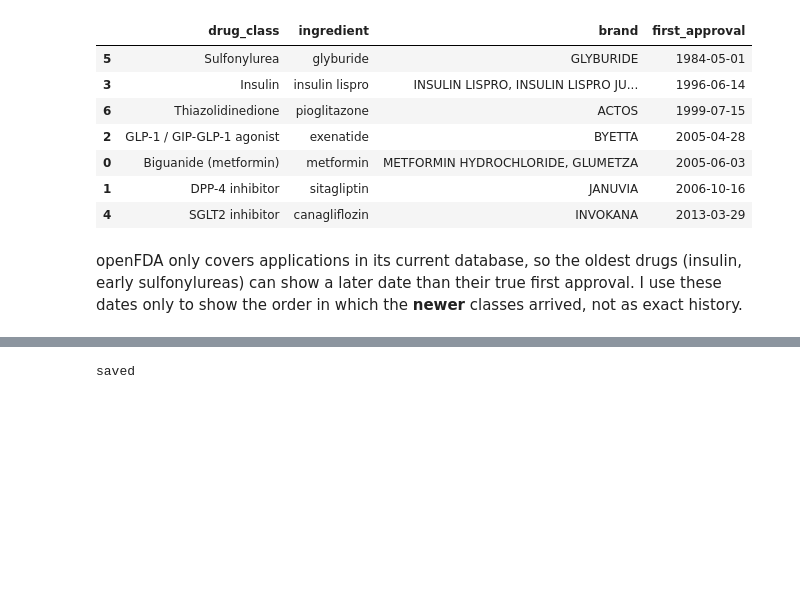
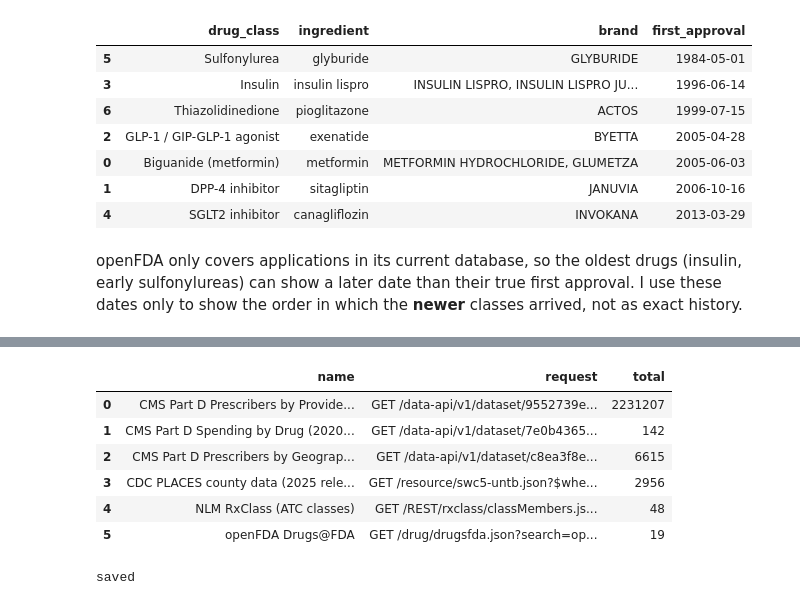
Before and after one commit to Dyuthiv05/personal-project, a Jupyter notebook: notebooks/02_collect_market_data.ipynb, the cells around one changed output, grey strips where cells are left out. Saved outputs shown, nothing was run; the diff lists cells and outputs as text; code cells hidden in the pictures; blank space fills up the shorter version.

```diff
--- a/notebooks/02_collect_market_data.ipynb
+++ b/notebooks/02_collect_market_data.ipynb
@@ -192,3 +243,59 @@ openFDA only covers applications in its current database, so the oldest drugs (i
+# %%
+def sample(df, cols, n=3, sort=None, ascending=False):
+    d = df.sort_values(sort, ascending=ascending) if sort else df
+    return d[cols].head(n).astype(str).to_dict("records")
+
+ozempic = spend[spend.Brnd_Name == "Ozempic"].iloc[0]
+api_samples = [
+    {"name": "CMS Part D Prescribers by Provider & Drug (2024)", "host": "data.cms.gov",
+     "request": f"GET /data-api/v1/dataset/{apis.CMS_PROVIDER_DRUG_2024[:8]}…/data?filter[Gnrc_Name]=Semaglutide&column=Prscrbr_Type,Prscrbr_State_Abrvtn,Brnd_Name,…&size=5000&offset=0",
+     "loop": f"Paged 5,000 rows at a time for each of {len(generics)} diabetes generic names, 8 requests in parallel",
+     "one_row": "One prescriber × one drug: that prescriber's 2024 Medicare claims for it",
+     "rows": sample(rx_claims[rx_claims.Gnrc_Name == "Semaglutide"].sample(3, random_state=3),   # random rows, not the top prescriber
+                   ["Prscrbr_Type", "Prscrbr_State_Abrvtn", "Brnd_Name", "Gnrc_Name", "Tot_Clms", "Tot_Benes", "Tot_Drug_Cst"]),
+     "total": int(len(rx_claims))},
+    {"name": "CMS Part D Spending by Drug (2020–2024)", "host": "data.cms.gov",
+     "request": f"GET /data-api/v1/dataset/{apis.CMS_SPENDING_2024[:8]}…/data?filter[Mftr_Name]=Overall&size=5000",
+     "loop": "One paged pull of all 3,625 brands, then kept the 142 diabetes brands",
+     "one_row": "One brand: national Medicare spending, claims and patients for each year 2020–2024",
+     "rows": sample(diab, ["Brnd_Name", "Gnrc_Name", "drug_class", "Tot_Spndng_2024", "Tot_Clms_2024", "Tot_Benes_2024"], sort="Tot_Spndng_2024"),
+     "raw_json": {k: str(ozempic[k]) for k in ["Brnd_Name", "Gnrc_Name", "Mftr_Name", "Tot_Spndng_2023", "Tot_Spndng_2024", "Tot_Clms_2024", "Tot_Benes_2024", "Avg_Spnd_Per_Clm_2024"]},
+     "total": int(len(diab))},
+    {"name": "CMS Part D Prescribers by Geography & Drug (2024)", "host": "data.cms.gov",
+     "request": f"GET /data-api/v1/dataset/{apis.CMS_GEO_DRUG_2024[:8]}…/data?filter[Prscrbr_Geo_Lvl]=State&filter[Gnrc_Name]=Empagliflozin",
+     "loop": f"One request per diabetes generic name ({len(generics)})",
+     "one_row": "One state × one brand: total prescribers, claims and cost",
+     "rows": sample(state[state.Gnrc_Name == "Empagliflozin"], ["Prscrbr_Geo_Desc", "Brnd_Name", "Tot_Prscrbrs", "Tot_Clms", "Tot_Drug_Cst"], sort="Tot_Clms"),
+     "total": int(len(state))},
+    {"name": "CDC PLACES county data (2025 release)", "host": "data.cdc.gov",
+     "request": "GET /resource/swc5-untb.json?$where=datavaluetypeid='CrdPrv' AND measureid in('DIABETES','OBESITY')&$limit=50000",
+     "loop": "One request; Socrata query language does the filtering server-side",
+     "one_row": "One county: % of adults with diagnosed diabetes and obesity (survey-based model estimates)",
+     "rows": sample(wide.rename(columns={"DIABETES": "diabetes_pct", "OBESITY": "obesity_pct"}),
+                    ["statedesc", "locationname", "totalpop18plus", "diabetes_pct", "obesity_pct"], sort="totalpop18plus"),
+     "total": int(len(wide))},
+    {"name": "NLM RxClass (ATC classes)", "host": "rxnav.nlm.nih.gov",
+     "request": "GET /REST/rxclass/classMembers.json?classId=A10BK&relaSource=ATC&ttys=IN",
+     "loop": f"One request per ATC class ({len(ATC)})",
+     "one_row": "One ingredient and the drug class it belongs to",
+     "rows": sample(rx[rx.drug_class.isin(["SGLT2 inhibitor", "GLP-1 / GIP-GLP-1 agonist"])], ["atc_id", "atc_name", "ingredient", "drug_class"], n=4),
+     "total": int(len(rx))},
+    {"name": "openFDA Drugs@FDA", "host": "api.fda.gov",
+     "request": 'GET /drug/drugsfda.json?search=openfda.generic_name:"empagliflozin"&limit=100',
+     "loop": f"One request per ingredient ({len(ingredients)}), keeping the earliest original NDA/BLA approval",
+     "one_row": "One ingredient: first approval date and application number",
+     "rows": sample(fda.assign(first_approval=fda.first_approval.dt.date), ["ingredient", "brand", "application", "first_approval"], n=4, sort="first_approval"),
+     "total": int(len(fda))},
+]
+pd.DataFrame(api_samples)[["name", "request", "total"]]
+# %% [output]
+|  | name | request | total |
+| 0 | CMS Part D Prescribers by Provide... | GET /data-api/v1/dataset/9552739e... | 2231207 |
+| 1 | CMS Part D Spending by Drug (2020... | GET /data-api/v1/dataset/7e0b4365... | 142 |
+| 2 | CMS Part D Prescribers by Geograp... | GET /data-api/v1/dataset/c8ea3f8e... | 6615 |
+| 3 | CDC PLACES county data (2025 rele... | GET /resource/swc5-untb.json?$whe... | 2956 |
+| 4 | NLM RxClass (ATC classes) | GET /REST/rxclass/classMembers.js... | 48 |
+| 5 | openFDA Drugs@FDA | GET /drug/drugsfda.json?search=op... | 19 |
 # %%
 rx_claims.to_parquet(PROCESSED / "prescriber_claims.parquet", index=False)
 state.to_parquet(PROCESSED / "state_claims.parquet", index=False)
```
Also changed, not shown: parts of 5 cells of this notebook, 5 other files.
